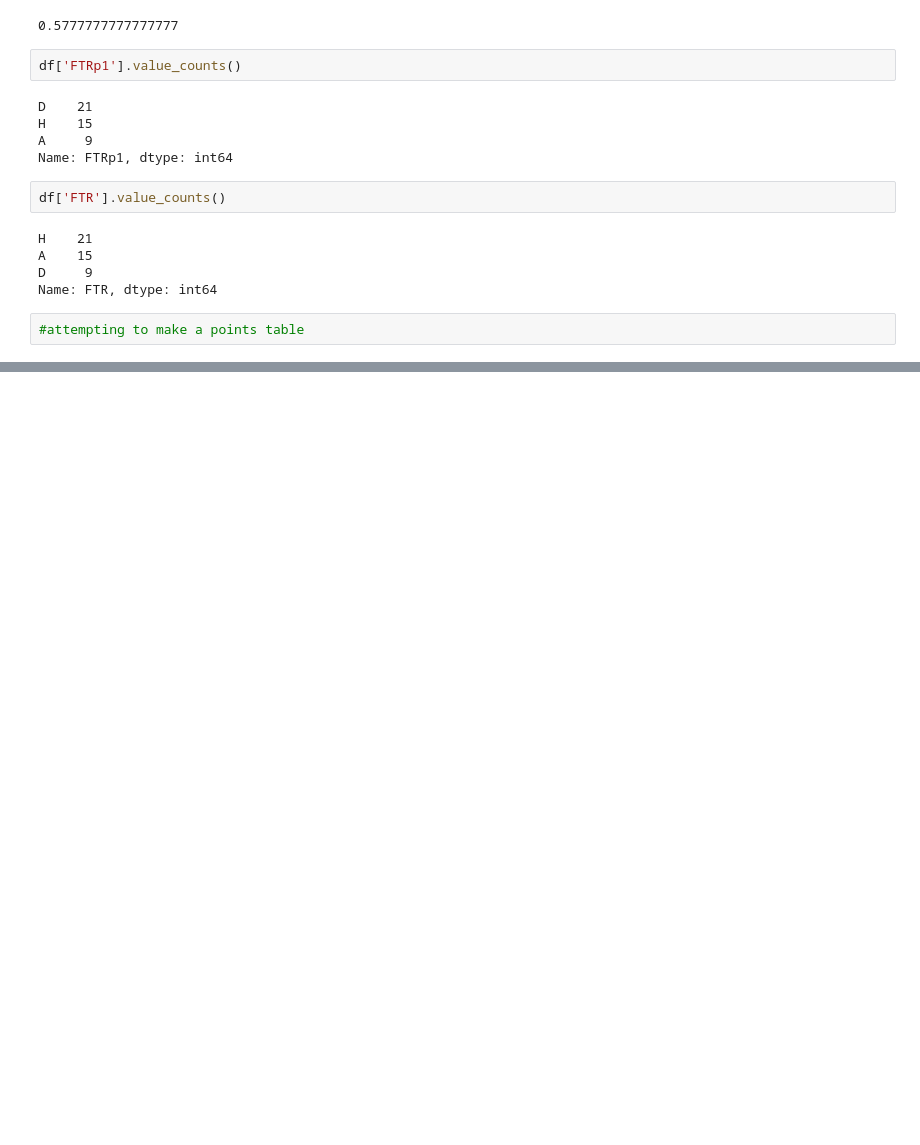
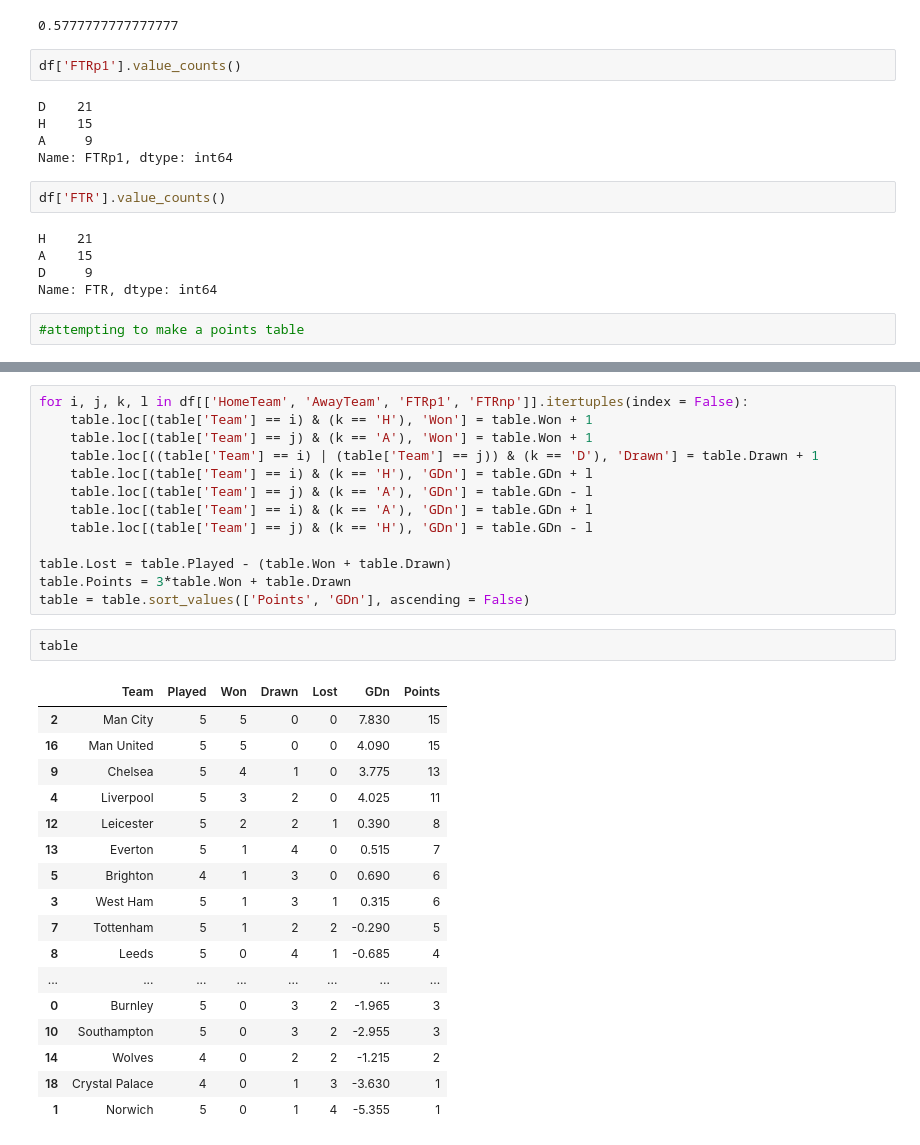
Before and after one commit to sreeharipa/Premier-league-predictor, a Jupyter notebook: 5_predicing-the-new-season.ipynb, the cells around one changed output, grey strips where cells are left out. Saved outputs shown, nothing was run; the diff lists cells and outputs as text; blank space fills up the shorter version.

```diff
--- a/5_predicing-the-new-season.ipynb
+++ b/5_predicing-the-new-season.ipynb
@@ -201,0 +304,33 @@ Name: FTR, dtype: int64
+# %%
+for i, j, k, l in df[['HomeTeam', 'AwayTeam', 'FTRp1', 'FTRnp']].itertuples(index = False):
+    table.loc[(table['Team'] == i) & (k == 'H'), 'Won'] = table.Won + 1
+    table.loc[(table['Team'] == j) & (k == 'A'), 'Won'] = table.Won + 1
+    table.loc[((table['Team'] == i) | (table['Team'] == j)) & (k == 'D'), 'Drawn'] = table.Drawn + 1
+    table.loc[(table['Team'] == i) & (k == 'H'), 'GDn'] = table.GDn + l
+    table.loc[(table['Team'] == j) & (k == 'A'), 'GDn'] = table.GDn - l
+    table.loc[(table['Team'] == i) & (k == 'A'), 'GDn'] = table.GDn + l
+    table.loc[(table['Team'] == j) & (k == 'H'), 'GDn'] = table.GDn - l
+
+table.Lost = table.Played - (table.Won + table.Drawn)
+table.Points = 3*table.Won + table.Drawn
+table = table.sort_values(['Points', 'GDn'], ascending = False)
+# %%
+table
+# %% [output]
+|  | Team | Played | Won | Drawn | Lost | GDn | Points |
+| 2 | Man City | 5 | 5 | 0 | 0 | 7.830 | 15 |
+| 16 | Man United | 5 | 5 | 0 | 0 | 4.090 | 15 |
+| 9 | Chelsea | 5 | 4 | 1 | 0 | 3.775 | 13 |
+| 4 | Liverpool | 5 | 3 | 2 | 0 | 4.025 | 11 |
+| 12 | Leicester | 5 | 2 | 2 | 1 | 0.390 | 8 |
+| 13 | Everton | 5 | 1 | 4 | 0 | 0.515 | 7 |
+| 5 | Brighton | 4 | 1 | 3 | 0 | 0.690 | 6 |
+| 3 | West Ham | 5 | 1 | 3 | 1 | 0.315 | 6 |
+| 7 | Tottenham | 5 | 1 | 2 | 2 | -0.290 | 5 |
+| 8 | Leeds | 5 | 0 | 4 | 1 | -0.685 | 4 |
+| ... | ... | ... | ... | ... | ... | ... | ... |
+| 0 | Burnley | 5 | 0 | 3 | 2 | -1.965 | 3 |
+| 10 | Southampton | 5 | 0 | 3 | 2 | -2.955 | 3 |
+| 14 | Wolves | 4 | 0 | 2 | 2 | -1.215 | 2 |
+| 18 | Crystal Palace | 4 | 0 | 1 | 3 | -3.630 | 1 |
+| 1 | Norwich | 5 | 0 | 1 | 4 | -5.355 | 1 |
```
Also changed, not shown: parts of 9 cells of this notebook.
